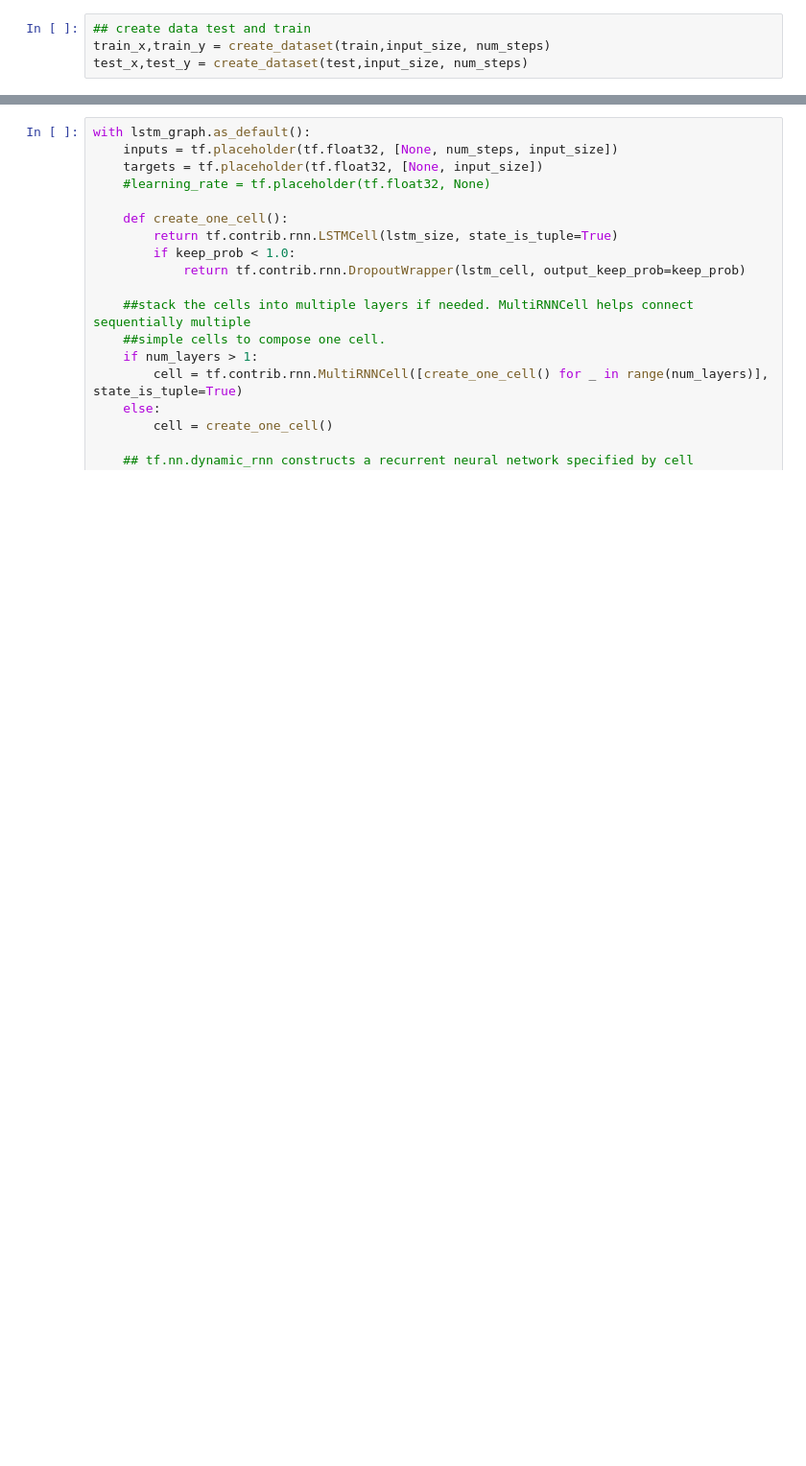
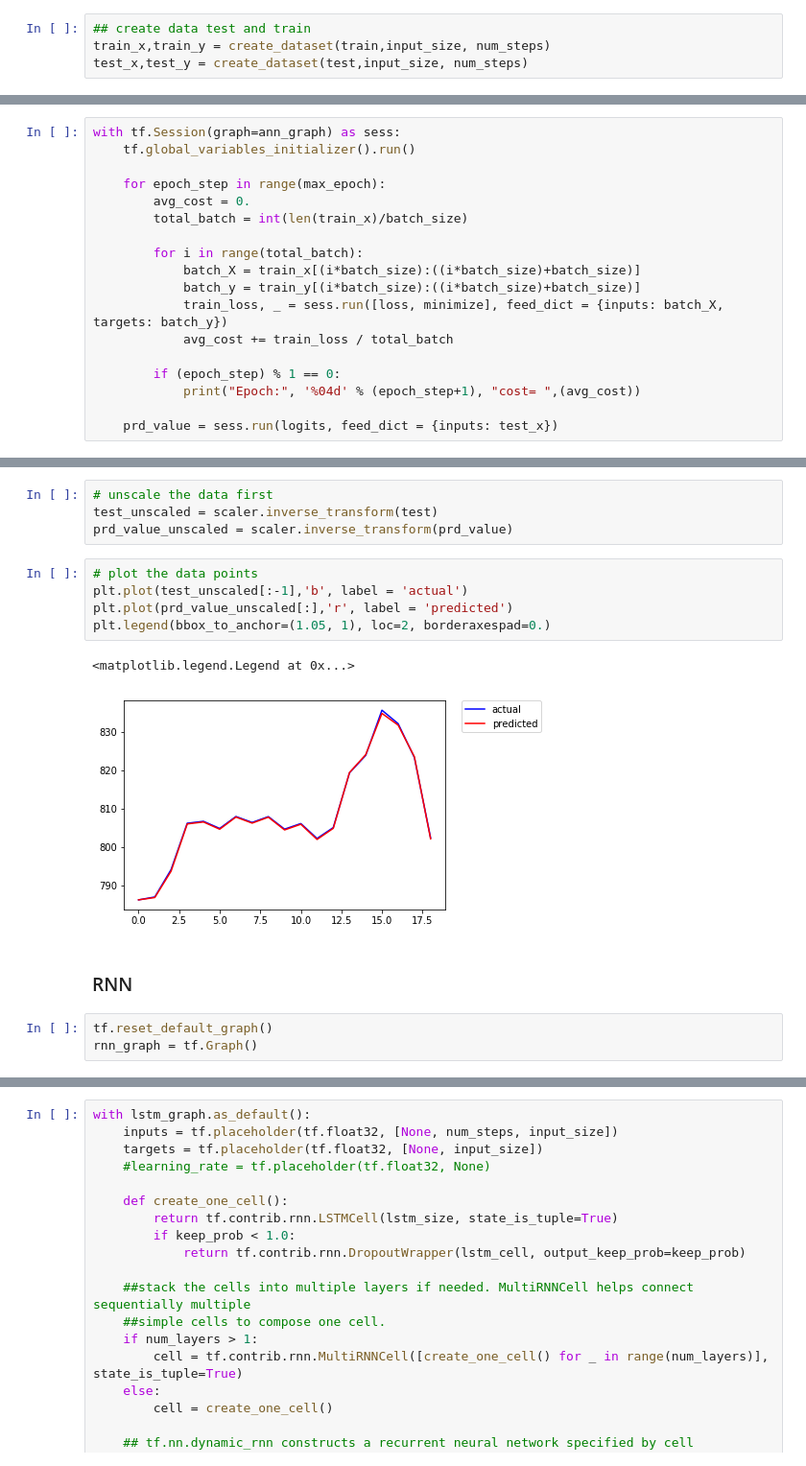
Before and after one commit to Pankajchandan/CMPE297, a Jupyter notebook: lab2-stock price.ipynb, the cells around one changed output, grey strips where cells are left out. Shown: that part at 96% size. Drawn from its saved outputs; the diff is of its cells as text; blank space fills up the shorter version.

```diff
--- a/lab2-stock price.ipynb
+++ b/lab2-stock price.ipynb
@@ -92,0 +134,18 @@ test_x,test_y = create_dataset(test,input_size, num_steps)
+# %%
+with tf.Session(graph=ann_graph) as sess:
+    tf.global_variables_initializer().run()
+
+    for epoch_step in range(max_epoch):
+        avg_cost = 0.
+        total_batch = int(len(train_x)/batch_size)
+
+        for i in range(total_batch):
+            batch_X = train_x[(i*batch_size):((i*batch_size)+batch_size)]
+            batch_y = train_y[(i*batch_size):((i*batch_size)+batch_size)]
+            train_loss, _ = sess.run([loss, minimize], feed_dict = {inputs: batch_X, targets: batch_y})
+            avg_cost += train_loss / total_batch
+
+        if (epoch_step) % 1 == 0:
+            print("Epoch:", '%04d' % (epoch_step+1), "cost= ",(avg_cost))
+
+    prd_value = sess.run(logits, feed_dict = {inputs: test_x})
@@ -92,0 +170,17 @@ test_x,test_y = create_dataset(test,input_size, num_steps)
+# %%
+# unscale the data first
+test_unscaled = scaler.inverse_transform(test)
+prd_value_unscaled = scaler.inverse_transform(prd_value)
+# %%
+# plot the data points
+plt.plot(test_unscaled[:-1],'b', label = 'actual')
+plt.plot(prd_value_unscaled[:],'r', label = 'predicted')
+plt.legend(bbox_to_anchor=(1.05, 1), loc=2, borderaxespad=0.)
+# %% [output]
+<matplotlib.legend.Legend at 0x...>
+[figure, added]
+# %% [markdown]
+### RNN
+# %%
+tf.reset_default_graph()
+rnn_graph = tf.Graph()
```
Also changed, not shown: parts of 29 cells of this notebook.
